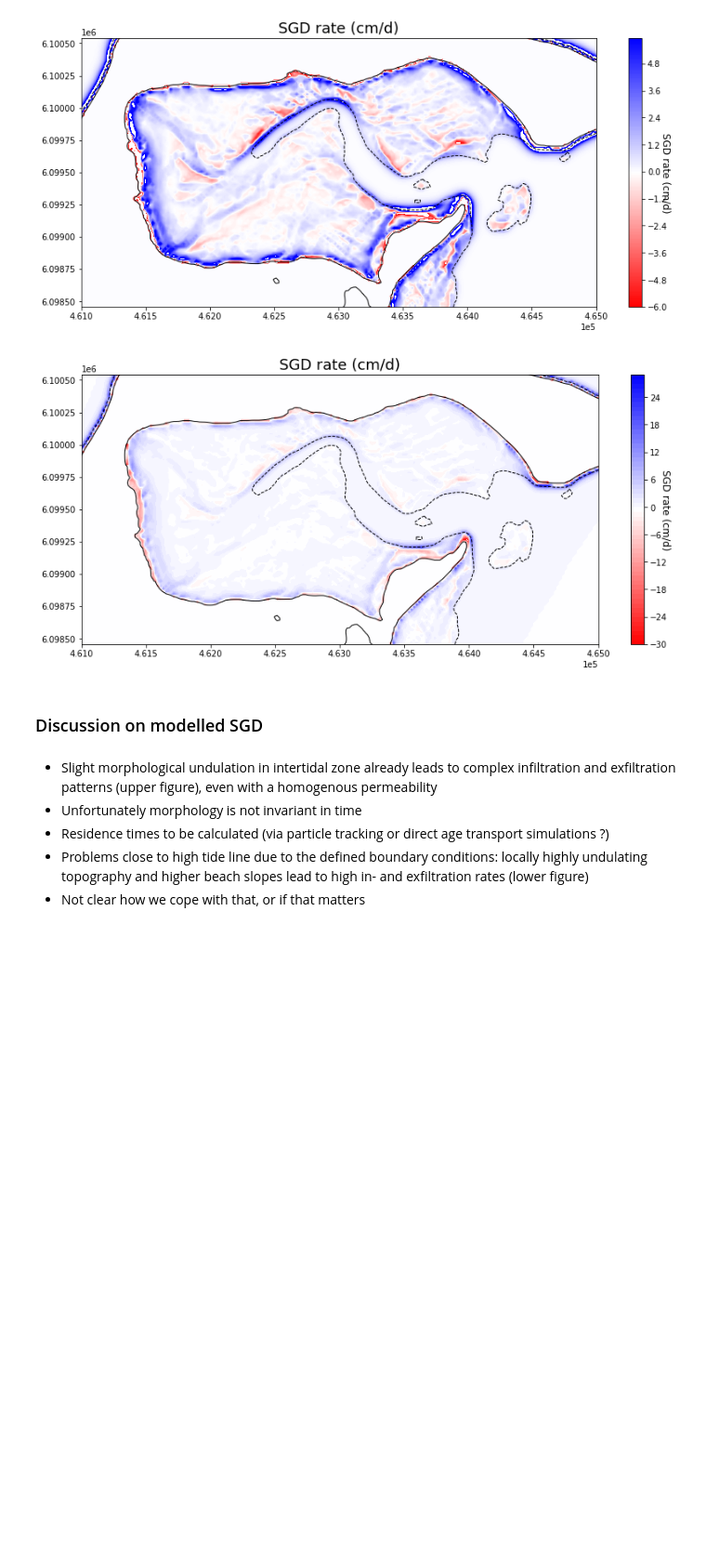
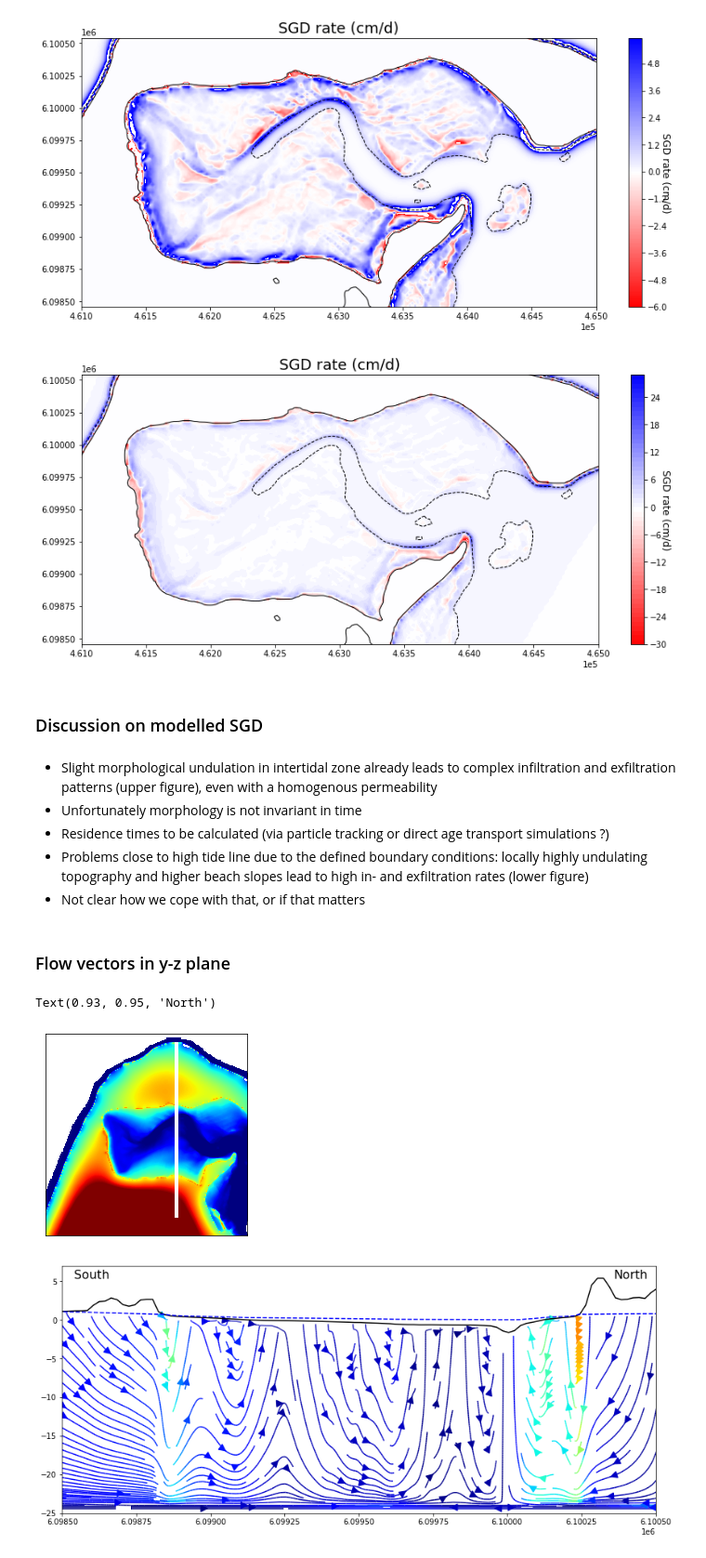
Before and after one commit to JanekGreskowiak/Koenigshafen_GW_model, a Jupyter notebook: Koenigshafen_Sylt_Model_v0.ipynb, the cells around one changed output. Shown at 93% size. Drawn from its saved outputs; the diff is of its cells as text; code cells hidden in the pictures; blank space fills up the shorter version.

```diff
--- a/Koenigshafen_Sylt_Model_v0.ipynb
+++ b/Koenigshafen_Sylt_Model_v0.ipynb
@@ -163,6 +164,11 @@ botm[-1,:,:]=-25 ## bottem of last layer: base of the aquifer at -25m
 for j in range(nrow):
   for k in range(ncol):
     botm[1:-1,j,k]=np.linspace(botm[0,j,k],botm[-1,j,k],nlay)[1:-1]
+
+## get cell thicknesses
+dz=np.zeros((nlay,nrow,ncol))
+dz[0]=top-botm[0,:,:]
+dz[1:nlay]=-np.diff(botm,axis=0)
 # %%
 ## Check layers for a cross section (North - South)
 dx=rst3.transform[0]
@@ -213,13 +219,12 @@ Text(0, 0.5, 'Average hydraulic head')
 ## C = K * (dx*dy)/(dz/2)
 
 K = 20 # Hydraulic conductivity in m/d
-dz_1 = top-botm[0,:,:] # dz of top layer
 ghb_stress=[] # make a list
 for i in range(nrow):
  for j in range(ncol):
    if flag_raster[i,j]==1 and top[i,j]<=0.9:
     hh=av_head(A,top[i,j])
-    ghb_stress.append([0,i,j,hh,K*dx*dy/(dz_1[i,j]/2)])
+    ghb_stress.append([0,i,j,hh,K*dx*dy/(dz[0,i,j]/2)])
 
 GHB_stress_period_data = {0:ghb_stress}
 # %% [markdown]
@@ -378,3 +383,63 @@ plt.ylim(6.0985e6,6.1005e6)
 + Residence times to be calculated (via particle tracking or direct age transport simulations ?)
 + Problems close to high tide line due to the defined boundary conditions: locally highly undulating topography and higher beach slopes lead to high in- and exfiltration rates (lower figure)
 + Not clear how we cope with that, or if that matters
+# %% [markdown]
+### Flow vectors in y-z plane
+# %%
+cbb = flopy.utils.binaryfile.CellBudgetFile(model_name+'/' + model_name + '.cbc')
+#kstpkper_list = cbb.get_kstpkper()
+#cbb.list_records()
+ff = cbb.get_data(text='FLOW FRONT FACE',full3D=True) # read from budget file
+lf = cbb.get_data(text='FLOW LOWER FACE',full3D=True) # read from budget file
+
+ffi=-ff[0]/(dx*dz)*100 # Darcy veocity in y direction, cm/d
+lfi=-lf[0]/(dx*dy)*100 # Darcy veocity in z direction, cm/d
+
+img=plt.imshow(head[0,:,:],vmax=1.1,cmap='jet')
+img.axes.get_xaxis().set_visible(False)
+img.axes.get_yaxis().set_visible(False)
+plt.ylim(200,0)
+plt.xlim(100,300)
+col=230
+plt.figure(1)
+plt.plot([col,col],[180,10],'w-',lw=4) ## cross section to be plotted
+
+### Complicated transformations from here. Any suggestions for making it simpler ?
+
+Zi=np.zeros((nlay,nrow))
+Zi[0,:]=top[:,col]-dz[0,:,col]/2
+for i in range(nrow):
+    for j in range(1,nlay):
+        Zi[j,i]=Zi[j-1,i]-dz[j-1,i,col]/2-dz[j,i,col]/2
+
+Yi=np.broadcast_to(Y[:,0],(nlay,nrow))
+
+Ya,Z=np.meshgrid(np.linspace(y0-dy/2,y0-nrow*dy+dy/2,nrow),np.arange(-25,2,0.5))
+yi=np.reshape(Yi,(nrow*nlay))
+zi=np.reshape(Zi,(nrow*nlay))
+ffii=np.reshape(ffi[:,:,col],(nrow*nlay))
+lfii=np.reshape(lfi[:,:,col],(nrow*nlay))
+
+ffiii=griddata((yi,zi),ffii,(Ya,Z))
+lfiii=griddata((yi,zi),lfii,(Ya,Z))
+ffiii[Z>top[:,col]]=np.nan
+ffiii[Z>head[0,:,col]]=np.nan
+
+plt.figure(2,figsize=(14,6))
+ax=plt.subplot(1,1,1)
+plt.plot(Yi[0,:],top[:,col],'k-')
+plt.plot(Yi[0,:],head[0,:,col],'b--')
+speed = np.sqrt(ffiii**2 + lfiii**2)
+speed[speed>15]=15
+speed[speed<-15]=-15
+
+plt.streamplot(Ya,Z,ffiii,lfiii,density=6,color=speed,arrowsize=2,cmap='jet')
+plt.xlim(6.0985e6,6.1005e6)
+plt.ylim(-25,7)
+
+plt.text(0.02,0.95,'South',fontsize=16,transform=ax.transAxes)
+plt.text(0.93,0.95,'North',fontsize=16,transform=ax.transAxes)
+# %% [output]
+Text(0.93, 0.95, 'North')
+[figure, added]
+[figure, added]
```
Also changed, not shown: parts of 2 cells of this notebook.
